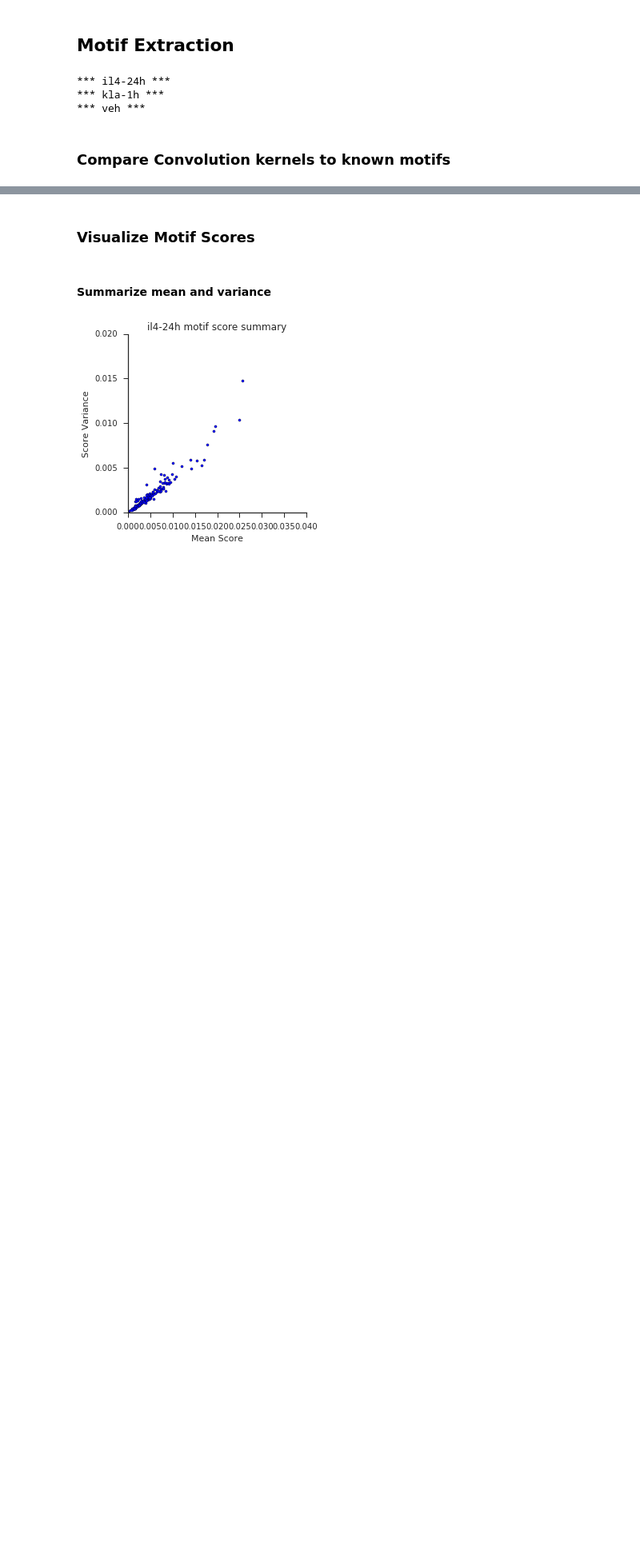
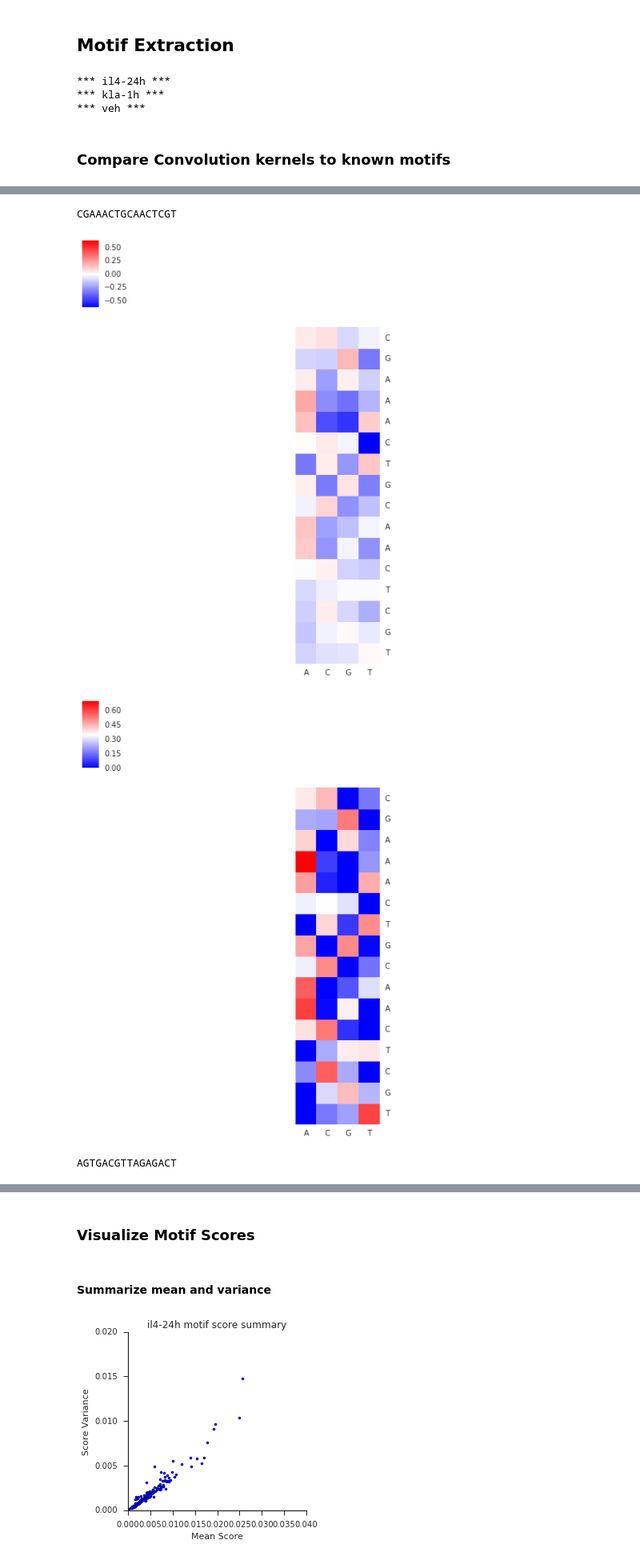
Before and after one commit to jenhantao/genomic_grammar, a Jupyter notebook: Classification Attention Analysis.ipynb, the cells around one changed output, grey strips where cells are left out. Shown at 80% size. Drawn from its saved outputs; the diff is of its cells as text; code cells hidden in the pictures; blank space fills up the shorter version.

Commit message:
added motif visualizations

```diff
--- a/Classification Attention Analysis.ipynb
+++ b/Classification Attention Analysis.ipynb
@@ -341,5 +341,15 @@ for treatment in sorted(treatment_truePositive_seqArray_dict.keys()):
 *** veh ***
 # %% [markdown]
 ### Compare Convolution kernels to known motifs
+# %%
+def normalize_motif(motif):
+    normed_motif = np.zeros(motif.shape)
+    mins = motif.min(axis=1)
+    for i in range(4):
+        normed_motif[:,i] = motif[:,i] - mins
+    sums = normed_motif.sum(axis = 1)
+    for i in range(4):
+        normed_motif[:,i] = normed_motif[:,i]/sums
+    return normed_motif
 # %%
-np.array(current_model.get_layer('convolution_layer').get_weights()[0]).shape
+motifs = current_model.get_layer('convolution_layer').get_weights()[0]
@@ -347,0 +360,37 @@ np.array(current_model.get_layer('convolution_layer').get_weights()[0]).shape
+# %%
+index_seq_dict = dict(zip(range(4), ['A','C', 'G', 'T']))
+# %%
+seq_list = []
+for i in range(motifs.shape[-1]):
+    motif = motifs[:,:,i]
+    normed_motif = normalize_motif(motif)
+
+    sequence = ''.join([index_seq_dict[np.argmax(x)] for x in motif])
+    seq_list.append(sequence)
+    motif_to_plot = pd.DataFrame(motif, index = list(sequence), columns=['A','C','G','T'])
+    normed_motif_to_plot = pd.DataFrame(normed_motif, index = list(sequence), columns=['A','C','G','T'])
+    print(sequence)
+    cg = sns.clustermap(motif_to_plot,
+              row_cluster = False,
+              col_cluster=False,
+              cmap='bwr',
+              square = True
+              )
+    plt.setp(cg.ax_heatmap.yaxis.get_majorticklabels(), rotation=0)
+    plt.show()
+
+    cg = sns.clustermap(normed_motif_to_plot,
+                  row_cluster = False,
+                  col_cluster=False,
+                  cmap='bwr',
+                  square = True
+                  )
+    plt.setp(cg.ax_heatmap.yaxis.get_majorticklabels(), rotation=0)
+    plt.show()
+    if i == 1:
+        break
+# %% [output]
+CGAAACTGCAACTCGT
+[figure, added]
+[figure, added]
+AGTGACGTTAGAGACT
```
Also changed, not shown: parts of 3 cells of this notebook.
